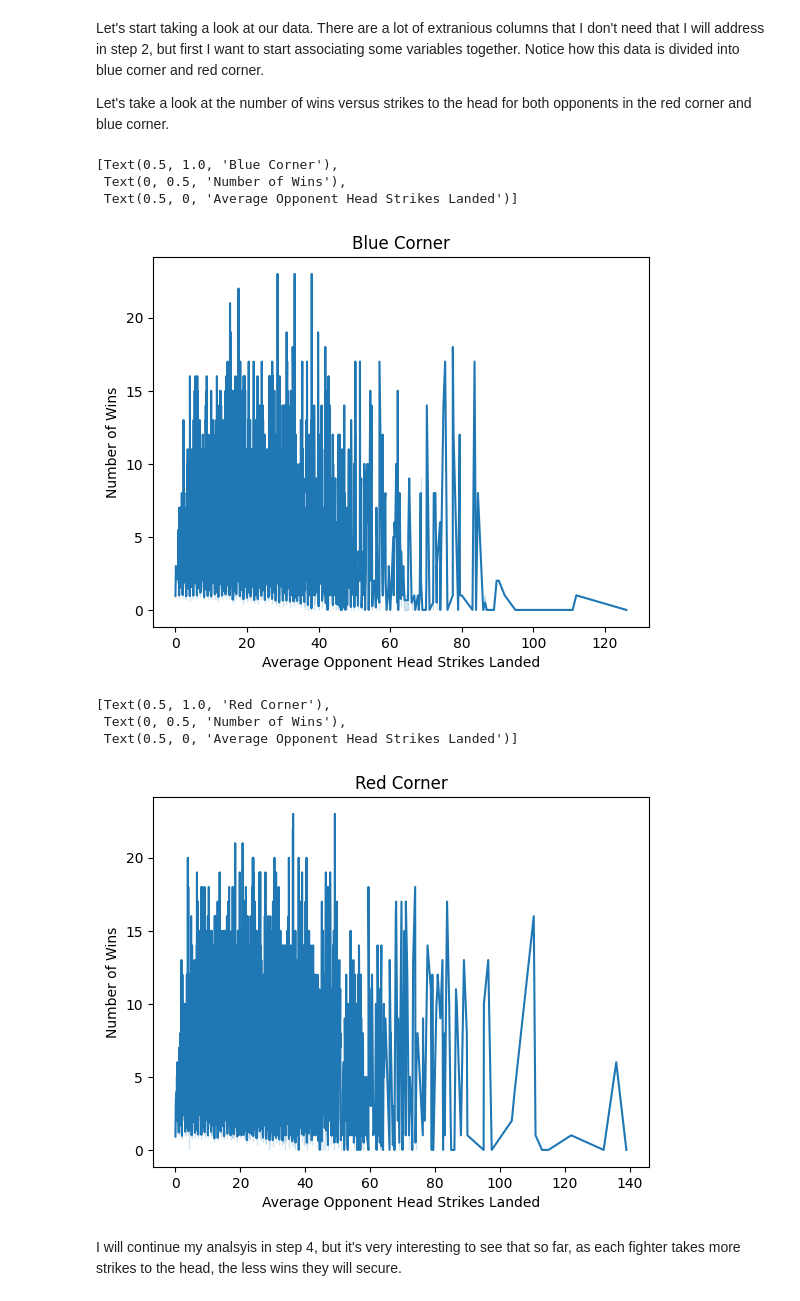
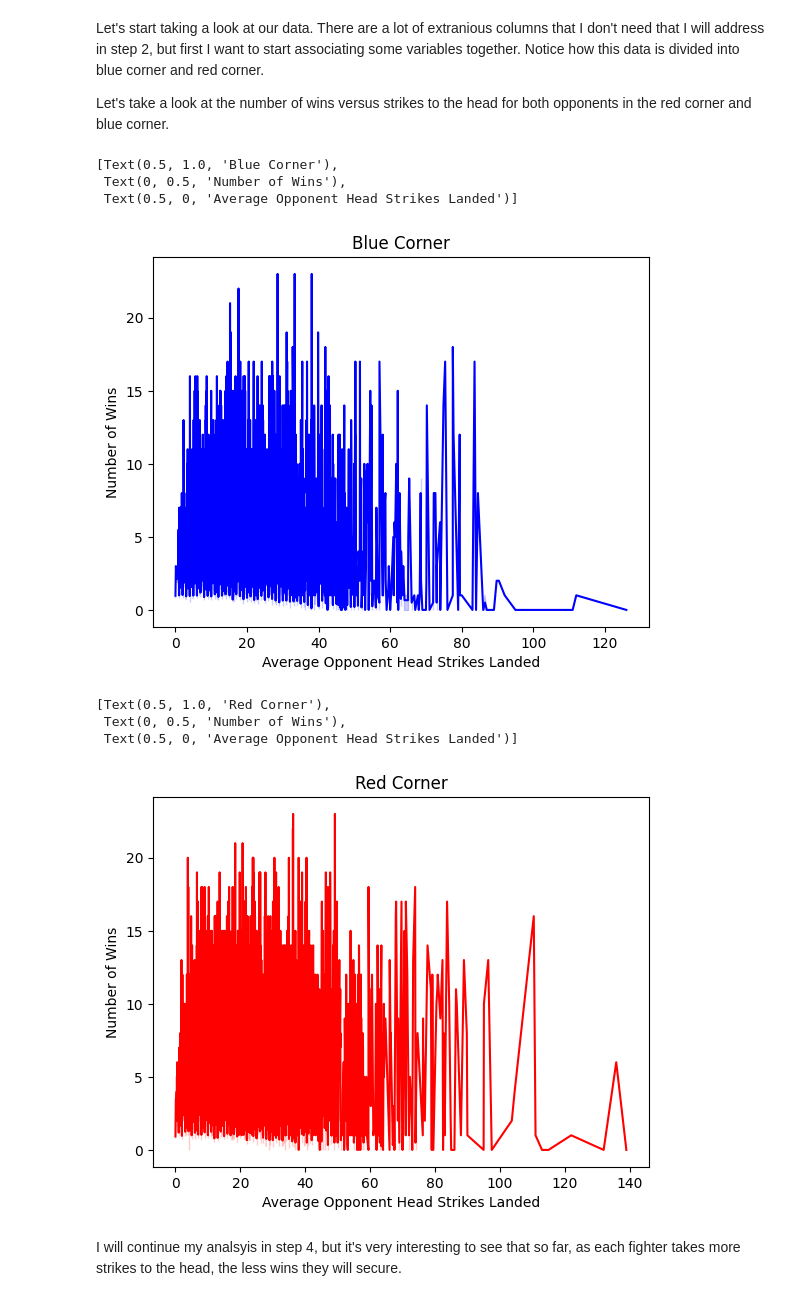
Before and after one commit to ubco-W2022T1-cosc301/project-group20, a Jupyter notebook: notebooks/analysis2.ipynb, the cells around one changed output. Saved outputs shown, nothing was run; the diff lists cells and outputs as text; code cells hidden in the pictures.

```diff
--- a/notebooks/analysis2.ipynb
+++ b/notebooks/analysis2.ipynb
@@ -76,7 +76,7 @@ Let's start taking a look at our data. There are a lot of extranious columns tha
 
 Let's take a look at the number of wins versus strikes to the head for both opponents in the red corner and blue corner.
 # %%
-ax = sns.lineplot(data = data_raw, x = data_raw["B_avg_opp_HEAD_landed"], y=data_raw["B_wins"])
+ax = sns.lineplot(data = data_raw, x = data_raw["B_avg_opp_HEAD_landed"], y=data_raw["B_wins"], color="blue")
 
 ax.set (
     title = 'Blue Corner',
@@ -87,20 +87,20 @@ ax.set (
 [Text(0.5, 1.0, 'Blue Corner'),
  Text(0, 0.5, 'Number of Wins'),
  Text(0.5, 0, 'Average Opponent Head Strikes Landed')]
-[figure, old version]
+[figure, new version]
 # %%
-ax = sns.lineplot(data = data_raw, x = data_raw["R_avg_opp_HEAD_landed"], y=data_raw["R_wins"])
+ax = sns.lineplot(data = data_raw, x = data_raw["R_avg_opp_HEAD_landed"], y=data_raw["R_wins"], color="red")
 
 ax.set (
     title = 'Red Corner',
     ylabel = "Number of Wins",
     xlabel = "Average Opponent Head Strikes Landed"
 )
 # %% [output]
 [Text(0.5, 1.0, 'Red Corner'),
  Text(0, 0.5, 'Number of Wins'),
  Text(0.5, 0, 'Average Opponent Head Strikes Landed')]
-[figure, old version]
+[figure, new version]
 # %% [markdown]
 I will continue my analsyis in step 4, but it's very interesting to see that so far, as each fighter takes more strikes to the head, the less wins they will secure.
 # %% [markdown]
```
Also changed, not shown: parts of 8 cells of this notebook.
